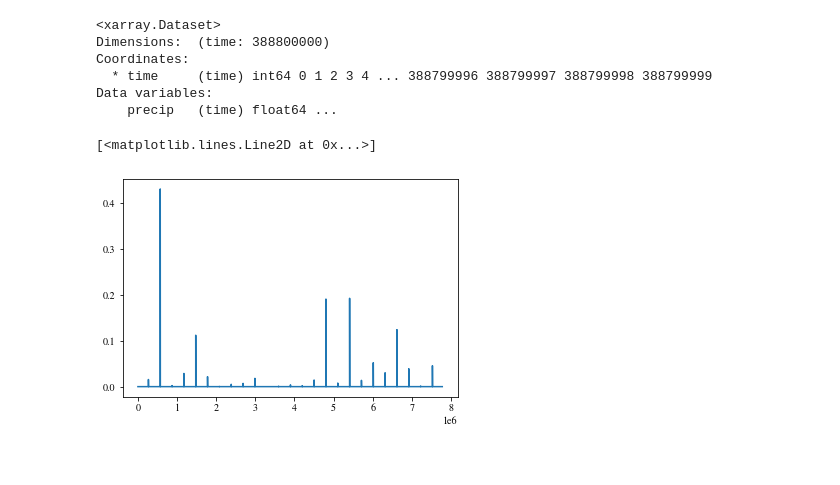
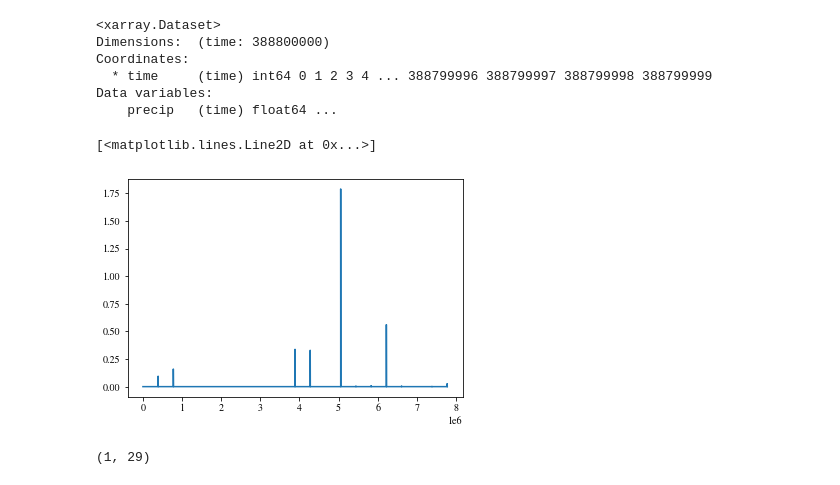
Before and after one commit to adam-bauer-34/SMACM-temp-extremes, a Jupyter notebook: notebooks/HWFreqAnalysis.ipynb, the cells around one changed output. Saved outputs shown, nothing was run; the diff lists cells and outputs as text; code cells hidden in the pictures.

```diff
--- a/notebooks/HWFreqAnalysis.ipynb
+++ b/notebooks/HWFreqAnalysis.ipynb
@@ -12,8 +12,8 @@ import matplotlib as mpl
 mpl.rcParams['mathtext.fontset'] = 'stix'
 mpl.rcParams['font.family'] = 'STIXGeneral'
 # %%
-path = "/data/keeling/a/adammb4/heatwaves-physics/data/heatwave-freq-data/"
-exceedence_filenames = glob.glob(path + "2-14-2022-*")
+path = "../data/heatwave-freq-data/"
+exceedence_filenames = glob.glob(path + "2-15-2022-*")
 N_files = len(exceedence_filenames)
 exceedence_filenames.sort()
 exceedence_filenames
@@ -172,7 +295,7 @@ fig.tight_layout()
 
 Check to see if precipitation forcing was made properly.
 # %%
-precip_ds = xr.open_dataset(path+"precip_ts_50sum.nc")
+precip_ds = xr.open_dataset(path+"precip_ts_50sumDAL.nc")
 # %%
 precip_ds
 # %% [output]
@@ -185,9 +308,14 @@ Data variables:
 # %%
 p = precip_ds["precip"].values
 # %%
-count = 10
+count = 16
 i = 7776000
 plt.plot(p[count * i: (count + 1) * i])
 # %% [output]
 [<matplotlib.lines.Line2D at 0x...>]
-[figure, old version]
+[figure, new version]
+# %%
+x = np.random.gamma(0.1, 1, 10**3)
+np.shape(np.where(x > 1))
+# %% [output]
+(1, 29)
```
Also changed, not shown: parts of 12 cells of this notebook, 28 other files.
